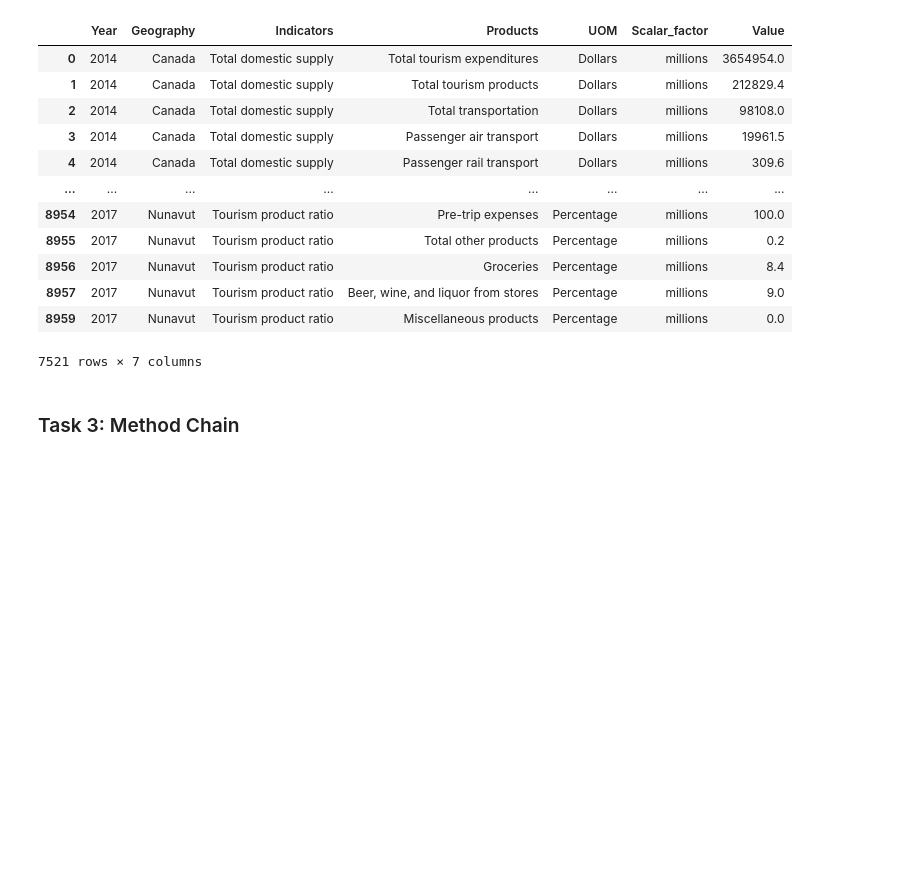
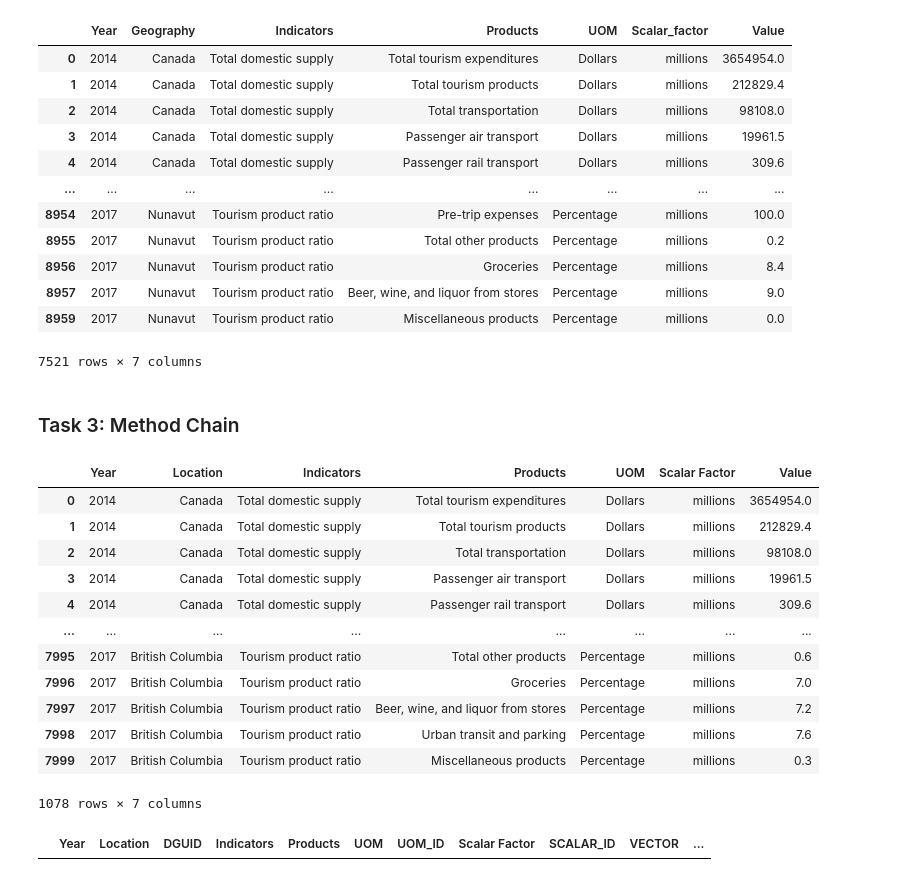
Before and after one commit to data301-2021-winter1/group05-project, a Jupyter notebook: notebooks/analysis1.ipynb, the cells around one changed output. Saved outputs shown, nothing was run; the diff lists cells and outputs as text; code cells hidden in the pictures; blank space fills up the shorter version.

```diff
--- a/notebooks/analysis1.ipynb
+++ b/notebooks/analysis1.ipynb
@@ -364,11 +364,23 @@ df_cleaned
 # %%
 df = (
     pd.read_csv("../data/raw/tourism.csv")
     .drop(columns=['DGUID','UOM_ID','SCALAR_ID','VECTOR', 'COORDINATE', 'STATUS','SYMBOL','TERMINATED', 'DECIMALS'],axis=1)
     .dropna()
-    .query("GEO != ['Nunavut', 'Northwest Territories']")
-    #drop more rows
+    .query("GEO != ['Nunavut', 'Northwest Territories','Yukon','Newfoundland and Labrador','Prince Edward Island','Nova Scotia','New Brunswick','Quebec','Ontario','Manitoba','Saskatchewan', 'Alberta']")
     .rename(columns={"REF_DATE":"Year", "GEO":"Location", "SCALAR_FACTOR":"Scalar Factor", "VALUE":"Value"})
-    .assign(weightedAvg= lambda x: x.Value)
 )
 df
+# %% [output]
+|  | Year | Location | Indicators | Products | UOM | Scalar Factor | Value |
+| 0 | 2014 | Canada | Total domestic supply | Total tourism expenditures | Dollars | millions | 3654954.0 |
+| 1 | 2014 | Canada | Total domestic supply | Total tourism products | Dollars | millions | 212829.4 |
+| 2 | 2014 | Canada | Total domestic supply | Total transportation | Dollars | millions | 98108.0 |
+| 3 | 2014 | Canada | Total domestic supply | Passenger air transport | Dollars | millions | 19961.5 |
+| 4 | 2014 | Canada | Total domestic supply | Passenger rail transport | Dollars | millions | 309.6 |
+| ... | ... | ... | ... | ... | ... | ... | ... |
+| 7995 | 2017 | British Columbia | Tourism product ratio | Total other products | Percentage | millions | 0.6 |
+| 7996 | 2017 | British Columbia | Tourism product ratio | Groceries | Percentage | millions | 7.0 |
+| 7997 | 2017 | British Columbia | Tourism product ratio | Beer, wine, and liquor from stores | Percentage | millions | 7.2 |
+| 7998 | 2017 | British Columbia | Tourism product ratio | Urban transit and parking | Percentage | millions | 7.6 |
+| 7999 | 2017 | British Columbia | Tourism product ratio | Miscellaneous products | Percentage | millions | 0.3 |
+1078 rows × 7 columns
@@ -374,0 +396,4 @@ df
+# %%
+load_and_process('../data/raw/tourism.csv')
+# %% [output]
+|  | Year | Location | DGUID | Indicators | Products | UOM | UOM_ID | Scalar Factor | SCALAR_ID | VECTOR | ... |
```
Also changed, not shown: parts of 1 cell of this notebook.
